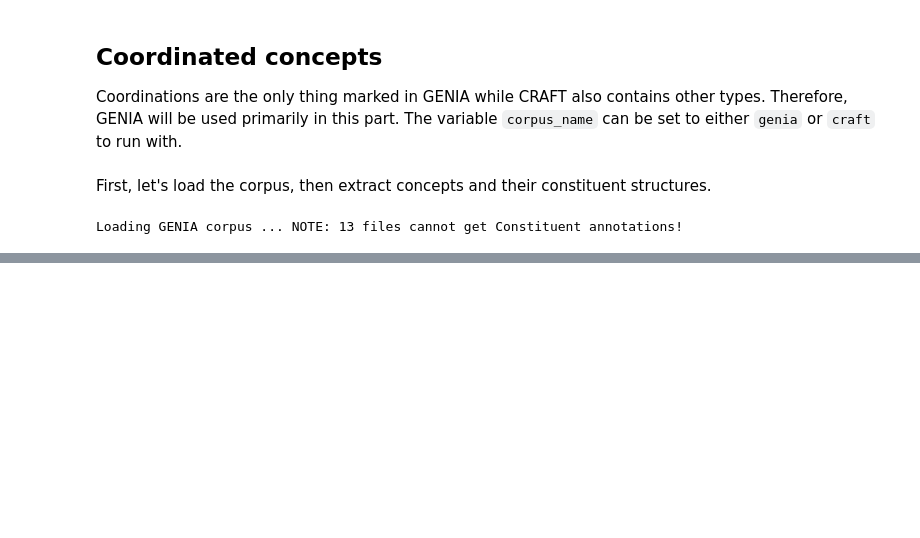
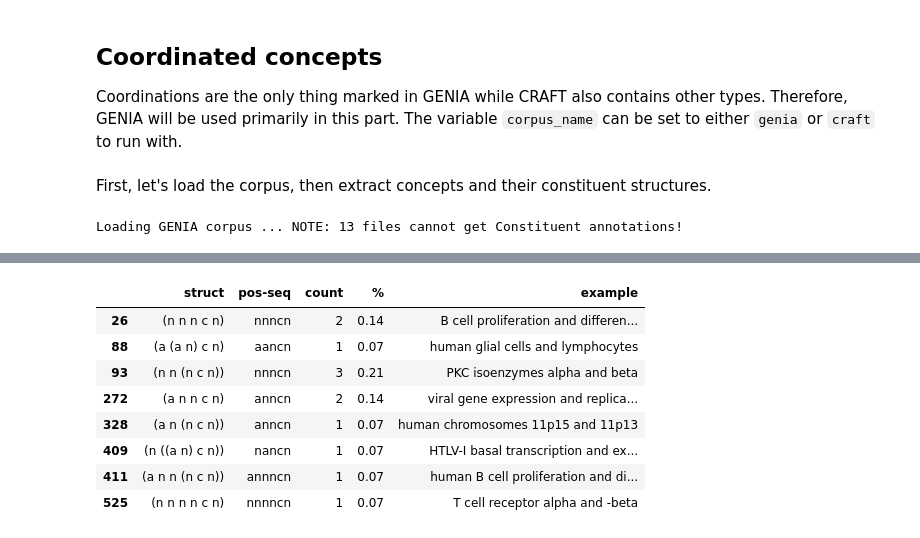
Before and after one commit to KasperFyhn/discontinuous-concepts, a Jupyter notebook: analysisscripts/structural.ipynb, the cells around one changed output, grey strips where cells are left out. Saved outputs shown, nothing was run; the diff lists cells and outputs as text; code cells hidden in the pictures; blank space fills up the shorter version.

```diff
--- a/analysisscripts/structural.ipynb
+++ b/analysisscripts/structural.ipynb
@@ -126,0 +308,16 @@ skip_structures['(NML n (NML #n #c n))']
+# %%
+# for exp case: multi-word head: for multiple tokens after the conjunction,
+# do the tokens go with the head or the second modifier?
+df = dfs['col_full']
+subset = df[df['pos-seq'].str.contains('^[an]+[an]ncn$')]
+subset.head(25)
+# %% [output]
+|  | struct | pos-seq | count | % | example |
+| 26 | (n n n c n) | nnncn | 2 | 0.14 | B cell proliferation and differen... |
+| 88 | (a (a n) c n) | aancn | 1 | 0.07 | human glial cells and lymphocytes |
+| 93 | (n n (n c n)) | nnncn | 3 | 0.21 | PKC isoenzymes alpha and beta |
+| 272 | (a n n c n) | anncn | 2 | 0.14 | viral gene expression and replica... |
+| 328 | (a n (n c n)) | anncn | 1 | 0.07 | human chromosomes 11p15 and 11p13 |
+| 409 | (n ((a n) c n)) | nancn | 1 | 0.07 | HTLV-I basal transcription and ex... |
+| 411 | (a n n (n c n)) | annncn | 1 | 0.07 | human B cell proliferation and di... |
+| 525 | (n n n n c n) | nnnncn | 1 | 0.07 | T cell receptor alpha and -beta |
```
Also changed, not shown: parts of 18 cells of this notebook, 3 other files.
